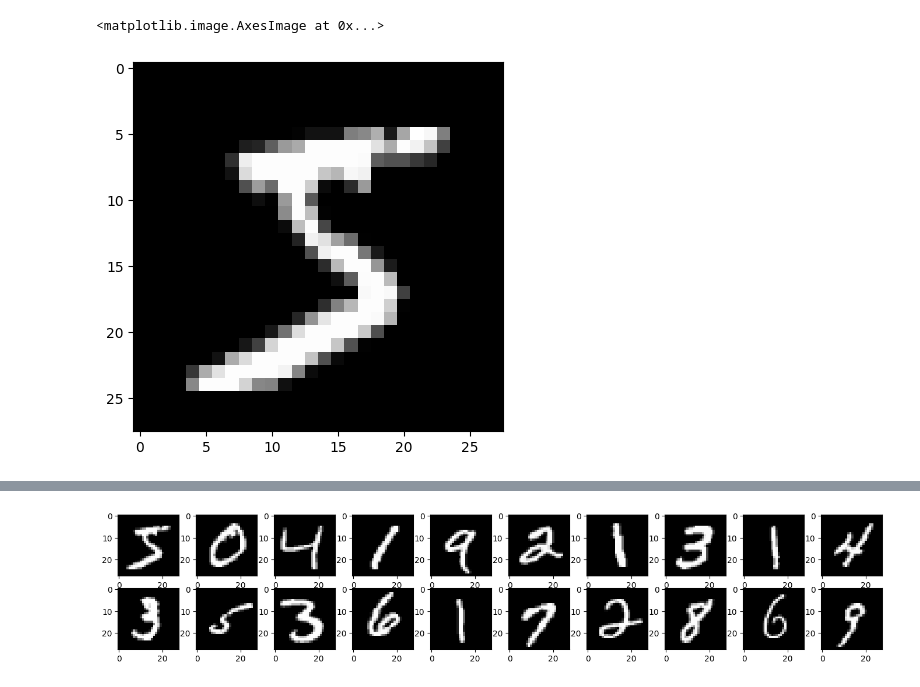
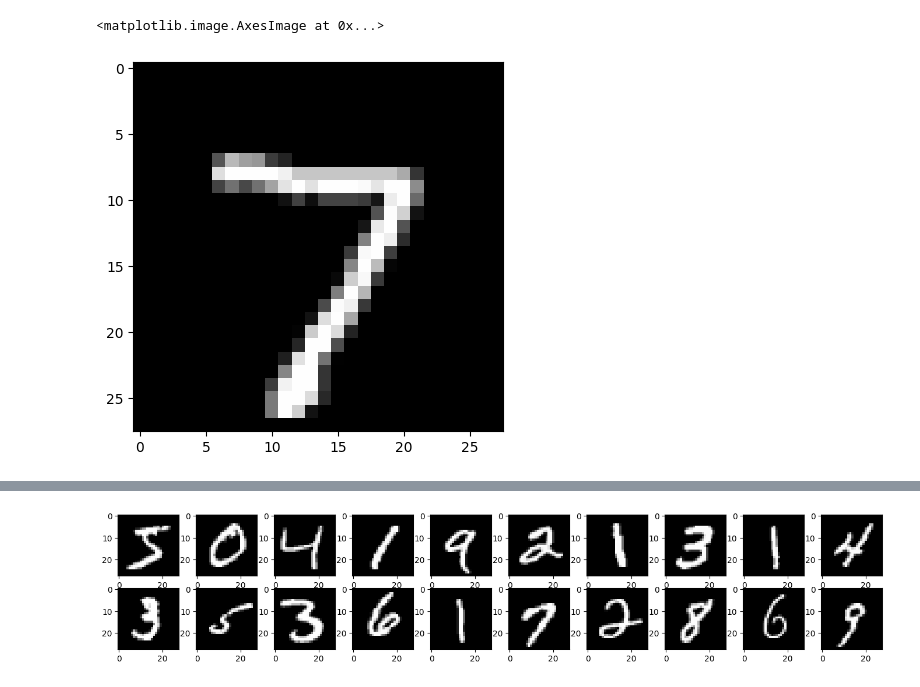
Before and after one commit to saintbrendan/play_mnisty, a Jupyter notebook: notebook3df302494a.ipynb, the cells around one changed output, grey strips where cells are left out. Drawn from its saved outputs; the diff is of its cells as text; code cells hidden in the pictures.

```diff
--- a/notebook3df302494a.ipynb
+++ b/notebook3df302494a.ipynb
@@ -218,6 +218,6 @@ def preprocess_data(x, y, limit):
 x_train, y_train = preprocess_data(x_train0, y_train0, 1000)
 x_test, y_test = preprocess_data(x_test0, y_test0, 20)
 
-plt.imshow(x_train0[0], cmap=plt.cm.gray)
+plt.imshow(x_test0[0], cmap=plt.cm.gray)
 # %% [output]
 Downloading data from https://storage.googleapis.com/tensorflow/tf-keras-datasets/mnist.npz
@@ -225,5 +225,5 @@ Downloading data from https://storage.googleapis.com/tensorflow/tf-keras-dataset
 <matplotlib.image.AxesImage at 0x...>
-[figure, old version]
+[figure, new version]
 # %%
 # neural network
 network = [
```
Also changed, not shown: parts of 6 cells of this notebook.
